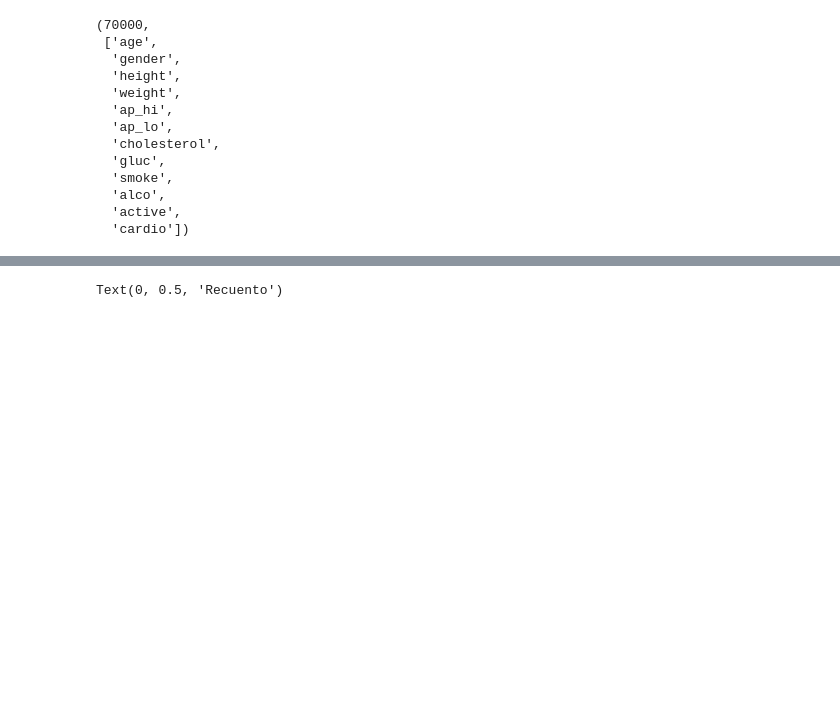
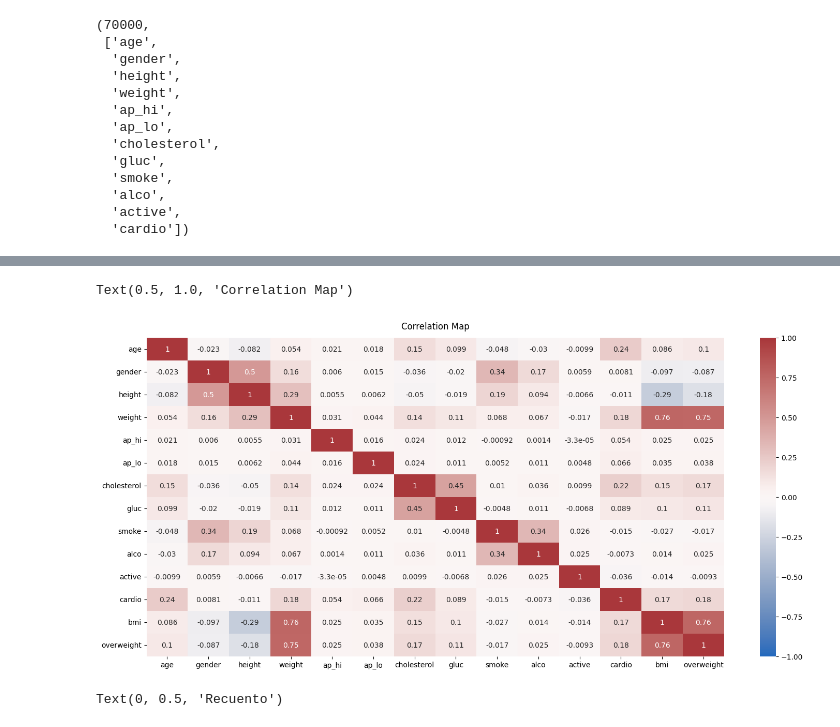
Before and after one commit to ignacionunezG/BI-Cardio-Disease, a Jupyter notebook: Proyecto.ipynb, the cells around one changed output, grey strips where cells are left out. Saved outputs shown, nothing was run; the diff lists cells and outputs as text; code cells hidden in the pictures; blank space fills up the shorter version.

```diff
--- a/Proyecto.ipynb
+++ b/Proyecto.ipynb
@@ -177,3 +168,16 @@ Name: count, dtype: int64
+# %%
+# Matriz de correlacion
+# Correlation matrix to understand relation between variables
+
+plt.figure(figsize=(18, 8))
+data_without_age_gender = raw_data.drop(columns=['gender_string', 'age_group', 'age_years'])
+sns.heatmap(data_without_age_gender.corr(), vmin=-1, vmax=1, annot=True, cmap='vlag') #raw_data sin age_gender
+
+# cmap='BrBG'
+plt.title('Correlation Map', fontdict={'fontsize':12}, pad=12)
+# %% [output]
+Text(0.5, 1.0, 'Correlation Map')
+[figure, added]
 # %%
 # Calcular los recuentos de valores de la columna 'Industry'
 industry_counts = raw_data['Industry'].value_counts()
```
Also changed, not shown: parts of 9 cells of this notebook.
